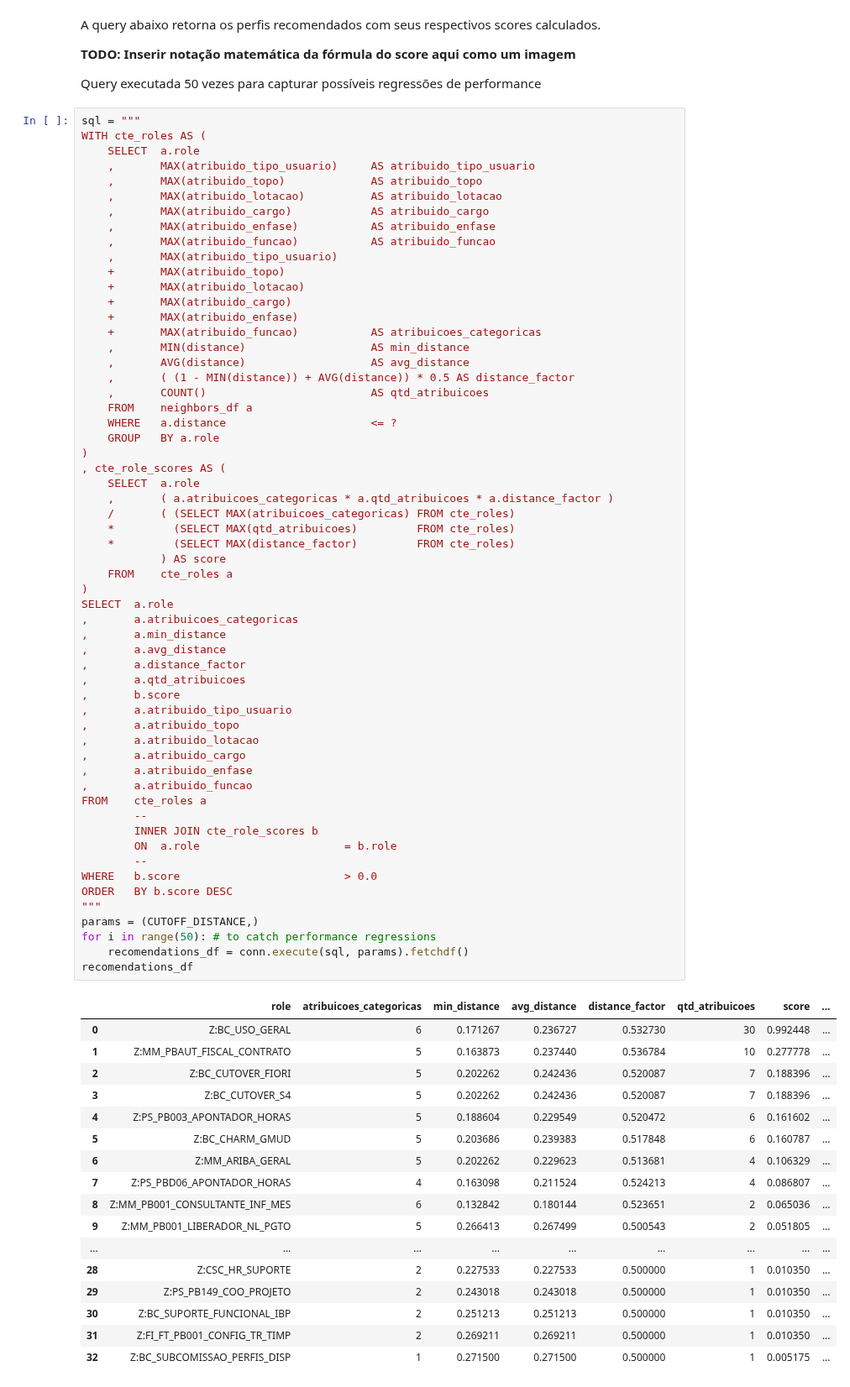
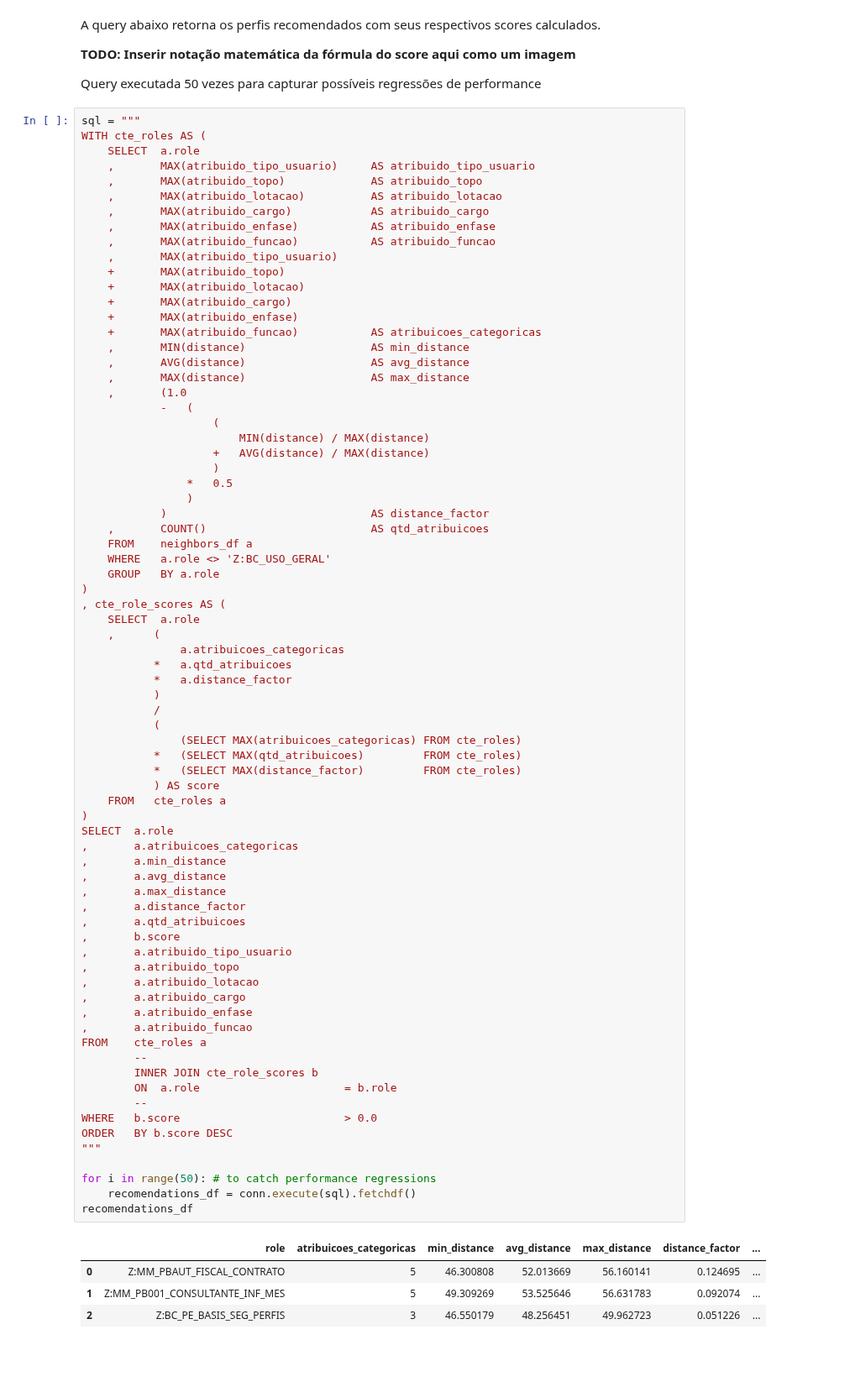
Before and after one commit to itaborai83/ecd221-tcc, a Jupyter notebook: notebooks/04-recommender.ipynb, the cells around one changed output. Shown at 84% size. Drawn from its saved outputs; the diff is of its cells as text; blank space fills up the shorter version.

```diff
--- a/notebooks/04-recommender.ipynb
+++ b/notebooks/04-recommender.ipynb
@@ -377,61 +364,64 @@ WITH cte_roles AS (
     +       MAX(atribuido_funcao)           AS atribuicoes_categoricas
     ,       MIN(distance)                   AS min_distance
     ,       AVG(distance)                   AS avg_distance
-    ,       ( (1 - MIN(distance)) + AVG(distance)) * 0.5 AS distance_factor
+    ,       MAX(distance)                   AS max_distance
+    ,       (1.0
+            -   (
+                    (
+                        MIN(distance) / MAX(distance)
+                    +   AVG(distance) / MAX(distance)
+                    )
+                *   0.5
+                )
+            )                               AS distance_factor
     ,       COUNT()                         AS qtd_atribuicoes
     FROM    neighbors_df a
-    WHERE   a.distance                      <= ?
+    WHERE   a.role <> 'Z:BC_USO_GERAL'
     GROUP   BY a.role
 )
 , cte_role_scores AS (
     SELECT  a.role
-    ,       ( a.atribuicoes_categoricas * a.qtd_atribuicoes * a.distance_factor )
-    /       ( (SELECT MAX(atribuicoes_categoricas) FROM cte_roles)
-    *         (SELECT MAX(qtd_atribuicoes)         FROM cte_roles)
-    *         (SELECT MAX(distance_factor)         FROM cte_roles)
-            ) AS score
-    FROM    cte_roles a
+    ,      (
+               a.atribuicoes_categoricas
+           *   a.qtd_atribuicoes
+           *   a.distance_factor
+           )
+           /
+           (
+               (SELECT MAX(atribuicoes_categoricas) FROM cte_roles)
+           *   (SELECT MAX(qtd_atribuicoes)         FROM cte_roles)
+           *   (SELECT MAX(distance_factor)         FROM cte_roles)
+           ) AS score
+    FROM   cte_roles a
 )
 SELECT  a.role
 ,       a.atribuicoes_categoricas
 ,       a.min_distance
 ,       a.avg_distance
+,       a.max_distance
 ,       a.distance_factor
 ,       a.qtd_atribuicoes
 ,       b.score
 ,       a.atribuido_tipo_usuario
 ,       a.atribuido_topo
 ,       a.atribuido_lotacao
 ,       a.atribuido_cargo
 ,       a.atribuido_enfase
 ,       a.atribuido_funcao
 FROM    cte_roles a
         --
         INNER JOIN cte_role_scores b
         ON  a.role                      = b.role
         --
 WHERE   b.score                         > 0.0
 ORDER   BY b.score DESC
 """
-params = (CUTOFF_DISTANCE,)
+
 for i in range(50): # to catch performance regressions
-    recomendations_df = conn.execute(sql, params).fetchdf()
+    recomendations_df = conn.execute(sql).fetchdf()
 recomendations_df
 # %% [output]
-|  | role | atribuicoes_categoricas | min_distance | avg_distance | distance_factor | qtd_atribuicoes | score | ... |
-| 0 | Z:BC_USO_GERAL | 6 | 0.171267 | 0.236727 | 0.532730 | 30 | 0.992448 | ... |
-| 1 | Z:MM_PBAUT_FISCAL_CONTRATO | 5 | 0.163873 | 0.237440 | 0.536784 | 10 | 0.277778 | ... |
-| 2 | Z:BC_CUTOVER_FIORI | 5 | 0.202262 | 0.242436 | 0.520087 | 7 | 0.188396 | ... |
-| 3 | Z:BC_CUTOVER_S4 | 5 | 0.202262 | 0.242436 | 0.520087 | 7 | 0.188396 | ... |
-| 4 | Z:PS_PB003_APONTADOR_HORAS | 5 | 0.188604 | 0.229549 | 0.520472 | 6 | 0.161602 | ... |
-| 5 | Z:BC_CHARM_GMUD | 5 | 0.203686 | 0.239383 | 0.517848 | 6 | 0.160787 | ... |
-| 6 | Z:MM_ARIBA_GERAL | 5 | 0.202262 | 0.229623 | 0.513681 | 4 | 0.106329 | ... |
-| 7 | Z:PS_PBD06_APONTADOR_HORAS | 4 | 0.163098 | 0.211524 | 0.524213 | 4 | 0.086807 | ... |
-| 8 | Z:MM_PB001_CONSULTANTE_INF_MES | 6 | 0.132842 | 0.180144 | 0.523651 | 2 | 0.065036 | ... |
-| 9 | Z:MM_PB001_LIBERADOR_NL_PGTO | 5 | 0.266413 | 0.267499 | 0.500543 | 2 | 0.051805 | ... |
-| ... | ... | ... | ... | ... | ... | ... | ... | ... |
-| 28 | Z:CSC_HR_SUPORTE | 2 | 0.227533 | 0.227533 | 0.500000 | 1 | 0.010350 | ... |
-| 29 | Z:PS_PB149_COO_PROJETO | 2 | 0.243018 | 0.243018 | 0.500000 | 1 | 0.010350 | ... |
-| 30 | Z:BC_SUPORTE_FUNCIONAL_IBP | 2 | 0.251213 | 0.251213 | 0.500000 | 1 | 0.010350 | ... |
-| 31 | Z:FI_FT_PB001_CONFIG_TR_TIMP | 2 | 0.269211 | 0.269211 | 0.500000 | 1 | 0.010350 | ... |
-| 32 | Z:BC_SUBCOMISSAO_PERFIS_DISP | 1 | 0.271500 | 0.271500 | 0.500000 | 1 | 0.005175 | ... |
+|  | role | atribuicoes_categoricas | min_distance | avg_distance | max_distance | distance_factor | ... |
+| 0 | Z:MM_PBAUT_FISCAL_CONTRATO | 5 | 46.300808 | 52.013669 | 56.160141 | 0.124695 | ... |
+| 1 | Z:MM_PB001_CONSULTANTE_INF_MES | 5 | 49.309269 | 53.525646 | 56.631783 | 0.092074 | ... |
+| 2 | Z:BC_PE_BASIS_SEG_PERFIS | 3 | 46.550179 | 48.256451 | 49.962723 | 0.051226 | ... |
```
Also changed, not shown: parts of 9 cells of this notebook, 9 other files.
